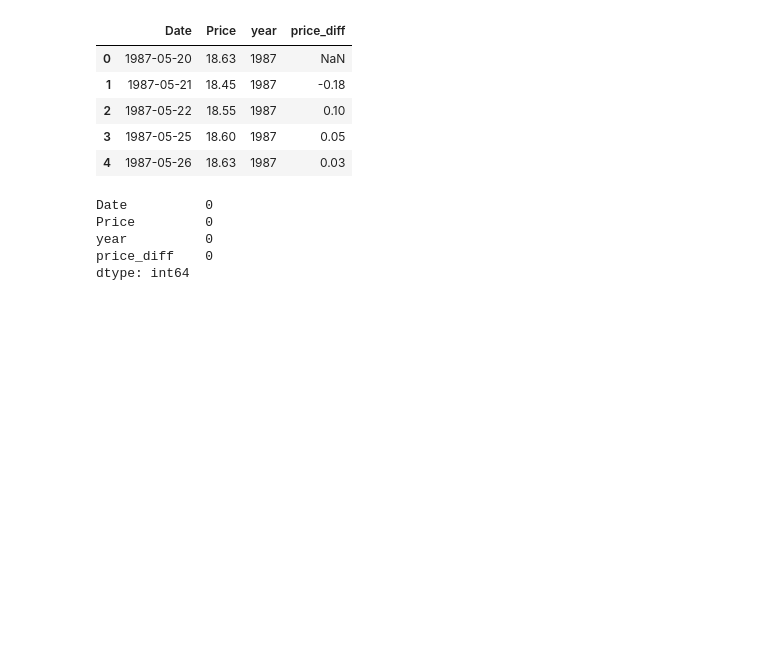
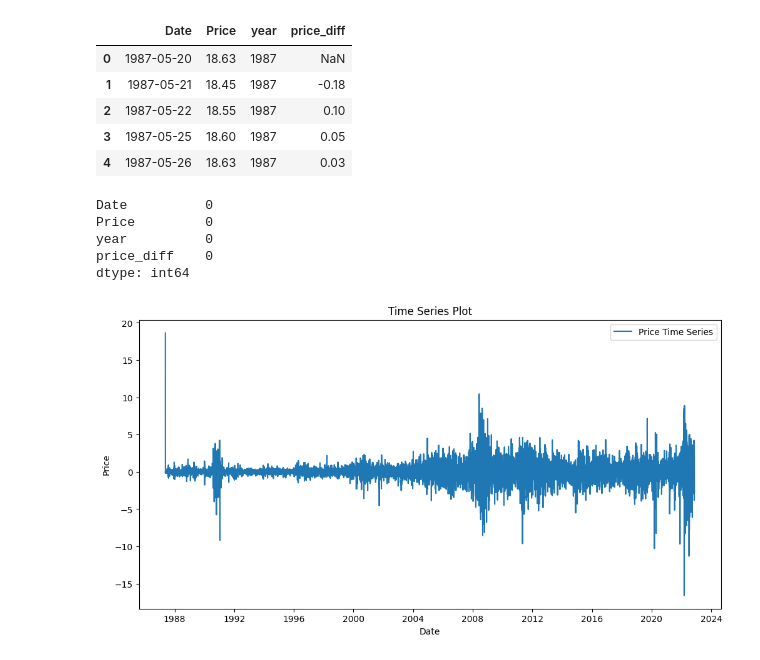
Before and after one commit to hanaDemma/Change_point_analysis_and_statistical_modelling-, a Jupyter notebook: notebooks/changePointAnalyisis.ipynb, the cells around one changed output. Saved outputs shown, nothing was run; the diff lists cells and outputs as text; code cells hidden in the pictures; blank space fills up the shorter version.

Commit message:
graph

```diff
--- a/notebooks/changePointAnalyisis.ipynb
+++ b/notebooks/changePointAnalyisis.ipynb
@@ -301,3 +301,15 @@ Price         0
 year          0
 price_diff    0
 dtype: int64
+# %%
+data = data.set_index('Date')
+plt.figure(figsize=(12, 6))
+plt.plot(data['price_diff'], label='Price Time Series')
+plt.title('Time Series Plot')
+plt.xlabel('Date')
+plt.ylabel('Price')
+plt.legend()
+plt.show()
+data = data.reset_index()
+# %% [output]
+[figure, added]
```
Also changed, not shown: parts of 6 cells of this notebook, 1 other file.
